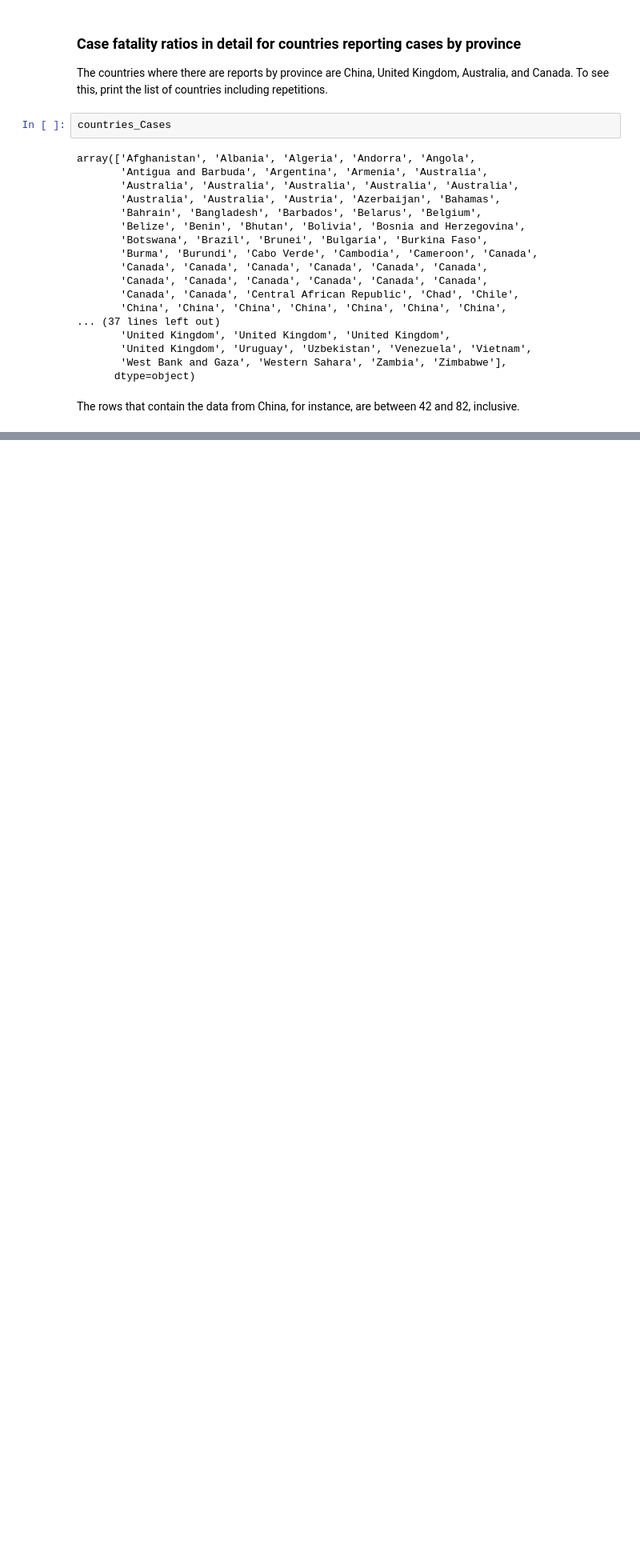
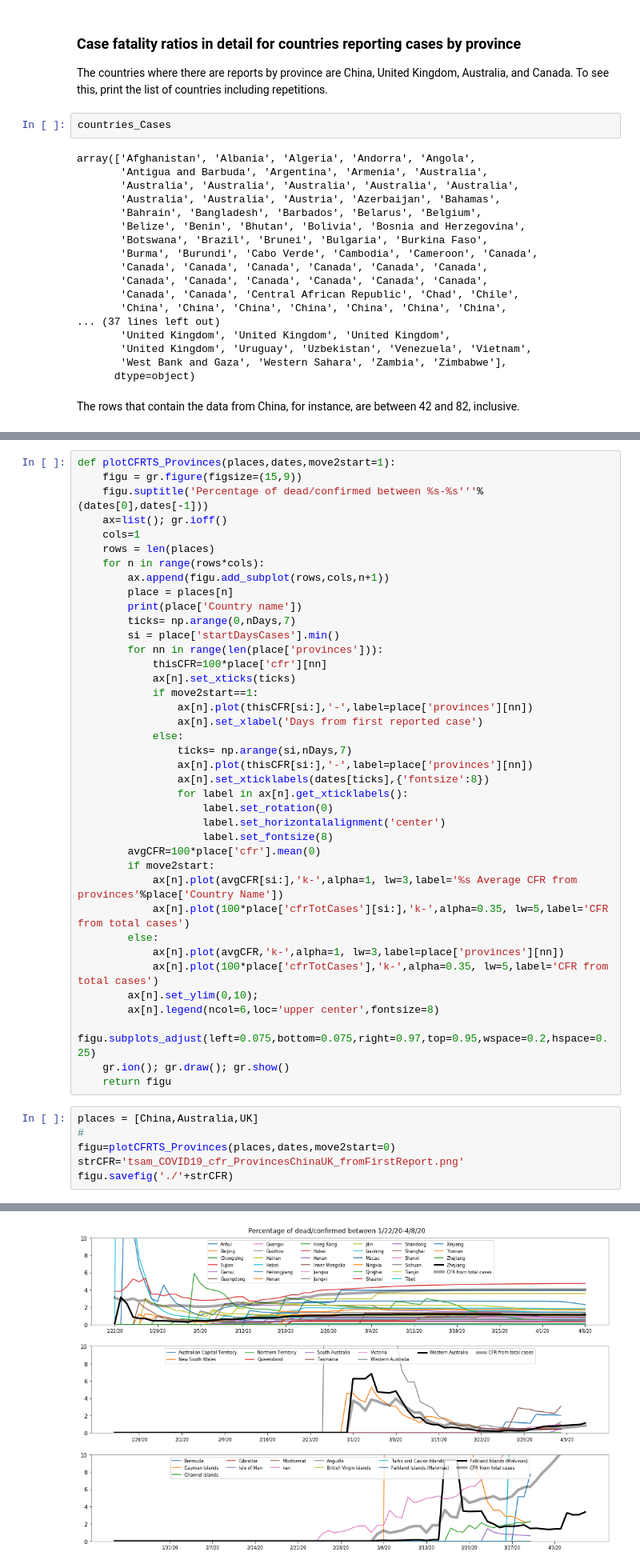
Before and after one commit to scab-unam/dam_COVID-19, a Jupyter notebook: COVID-19_cfr_Jan-April_2020.ipynb, the cells around one changed output, grey strips where cells are left out. Shown: that part at 80% size. Cells and saved outputs as stored; diff of their text form; blank space fills up the shorter version.

```diff
--- a/COVID-19_cfr_Jan-April_2020.ipynb
+++ b/COVID-19_cfr_Jan-April_2020.ipynb
@@ -295,0 +327,46 @@ cfrUK = correctedArrayRatio(deathsUK,casesUK)
+# %%
+def plotCFRTS_Provinces(places,dates,move2start=1):
+    figu = gr.figure(figsize=(15,9))
+    figu.suptitle('Percentage of dead/confirmed between %s-%s'''%(dates[0],dates[-1]))
+    ax=list(); gr.ioff()
+    cols=1
+    rows = len(places)
+    for n in range(rows*cols):
+        ax.append(figu.add_subplot(rows,cols,n+1))
+        place = places[n]
+        print(place['Country name'])
+        ticks= np.arange(0,nDays,7)
+        si = place['startDaysCases'].min()
+        for nn in range(len(place['provinces'])):
+            thisCFR=100*place['cfr'][nn]
+            ax[n].set_xticks(ticks)
+            if move2start==1:
+                ax[n].plot(thisCFR[si:],'-',label=place['provinces'][nn])
+                ax[n].set_xlabel('Days from first reported case')
+            else:
+                ticks= np.arange(si,nDays,7)
+                ax[n].plot(thisCFR[si:],'-',label=place['provinces'][nn])
+                ax[n].set_xticklabels(dates[ticks],{'fontsize':8})
+                for label in ax[n].get_xticklabels():
+                    label.set_rotation(0)
+                    label.set_horizontalalignment('center')
+                    label.set_fontsize(8)
+        avgCFR=100*place['cfr'].mean(0)
+        if move2start:
+            ax[n].plot(avgCFR[si:],'k-',alpha=1, lw=3,label='%s Average CFR from provinces'%place['Country Name'])
+            ax[n].plot(100*place['cfrTotCases'][si:],'k-',alpha=0.35, lw=5,label='CFR from total cases')
+        else:
+            ax[n].plot(avgCFR,'k-',alpha=1, lw=3,label=place['provinces'][nn])
+            ax[n].plot(100*place['cfrTotCases'],'k-',alpha=0.35, lw=5,label='CFR from total cases')
+        ax[n].set_ylim(0,10);
+        ax[n].legend(ncol=6,loc='upper center',fontsize=8)
+    figu.subplots_adjust(left=0.075,bottom=0.075,right=0.97,top=0.95,wspace=0.2,hspace=0.25)
+    gr.ion(); gr.draw(); gr.show()
+    return figu
+# %%
+places = [China,Australia,UK]
+#
+figu=plotCFRTS_Provinces(places,dates,move2start=0)
+strCFR='tsam_COVID19_cfr_ProvincesChinaUK_fromFirstReport.png'
+figu.savefig('./'+strCFR)
+# %% [output]
@@ -295,0 +376 @@ cfrUK = correctedArrayRatio(deathsUK,casesUK)
+[figure, added]
```
Also changed, not shown: parts of 17 cells of this notebook, 5 other files.
